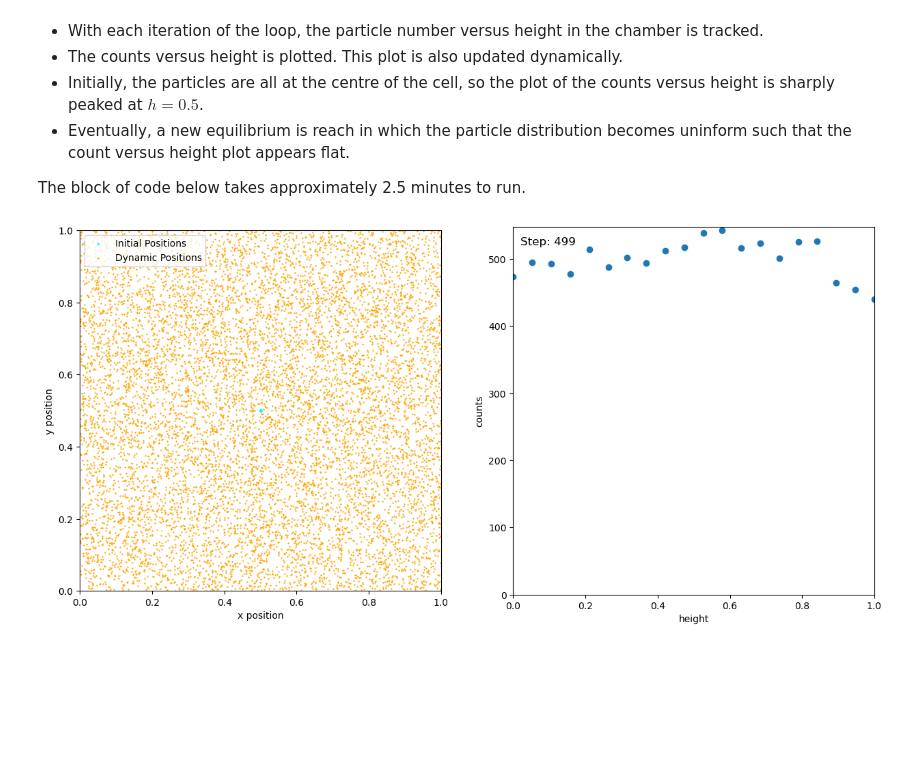
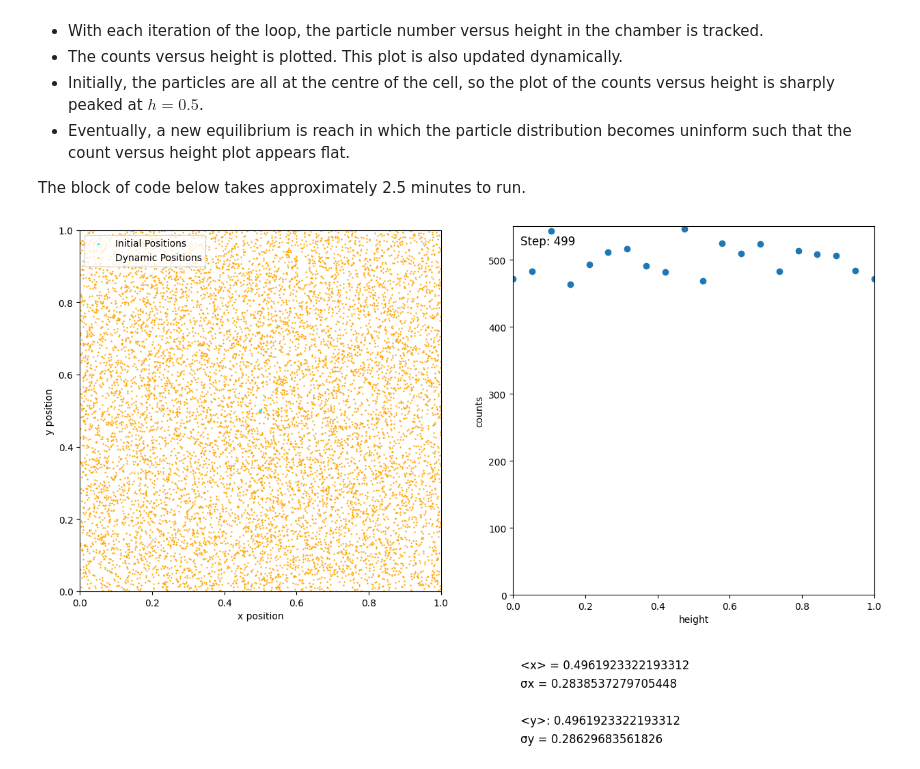
Before and after one commit to UBC-Okanagan-Python-Tutorials/Brownian-motion-diffusion, a Jupyter notebook: Brownian_motion_diffusion.ipynb, the cells around one changed output. Cells and saved outputs as stored; diff of their text form; code cells hidden in the pictures; blank space fills up the shorter version.

```diff
--- a/Brownian_motion_diffusion.ipynb
+++ b/Brownian_motion_diffusion.ipynb
@@ -29,9 +29,10 @@ The block of code below takes approximately 2.5 minutes to run.
 # %%
 import numpy as np
 import matplotlib.pyplot as plt
-from IPython.display import display, clear_output
+from IPython.display import display, clear_output, Markdown
 import time
 import warnings
+import jupyprint as jp
 
 with warnings.catch_warnings():
     warnings.simplefilter("ignore") # Suppress warning messages.
@@ -62,31 +63,40 @@ with warnings.catch_warnings():
         x = np.where(x < 0, x + 1, x) # If x < 0, add 1.  A particle that moves past the left boundary will appear near the right boundary.
         x = np.where(x > 1, x - 1, x) # If x > 1, subtract 1.  A particle that moves past the right boundary will appear near the left boundary.
 
         y += np.where(dy == 0, -y_step, y_step) # Update the y coordinates.
         y = np.where(y < 0, y + 1, y) # If y < 0, add 1.  A particle that moves past the bottom boundary will appear near the top boundary.
         y = np.where(y > 1, y - 1, y) # If x > 1, subtract 1.  A particle that moves past the top boundary will appear near the bottom boundary.
 
         ax.clear()
         ax.scatter(x_initial, y_initial, s = 2, color='cyan', label='Initial Positions') # Plot the initial positions of the particles.
         ax.scatter(x, y, s=0.5, color='orange', label='Dynamic Positions') # Dynamically plot the new positions.
         ax.set_xlim(0, 1)
         ax.set_ylim(0, 1)
         ax.legend(loc='upper left')
         ax.set_xlabel("x position")
         ax.set_ylabel("y position")
 
         display(fig)
         clear_output(wait=True)
         time.sleep(1e-4)
 
         count, _ = np.histogram(y, bins=bin_edges) # Determine the particle count has a function of the height h.
 
         ax1.clear()
         ax1.scatter(h, count) # Plot the particle count as a function of h.
         ax1.set_xlim(0, 1)
         ax1.set_ylim(0, None)  # Set the minimum y-range to be zero
         ax1.annotate(f'Step: {step}', xy=(0.02, 0.95), xycoords='axes fraction', fontsize=12, color='black')
         ax1.set_xlabel("height")
         ax1.set_ylabel("counts")
+
+        x_bar = np.average(x)
+        sigma_x = np.std(x)
+        y_bar = np.average(y)
+        sigma_y = np.std(y)
+        ax1.annotate(f'<x> = {x_bar}', xy=(0.02, -0.2), xycoords='axes fraction', fontsize=12, color='black')
+        ax1.annotate(f'σx = {sigma_x}', xy=(0.02, -0.25), xycoords='axes fraction', fontsize=12, color='black')
+        ax1.annotate(f'<y>: {x_bar}', xy=(0.02, -0.35), xycoords='axes fraction', fontsize=12, color='black')
+        ax1.annotate(f'σy = {sigma_y}', xy=(0.02, -0.4), xycoords='axes fraction', fontsize=12, color='black')
 # %% [output]
-[figure, old version]
+[figure, new version]
```
